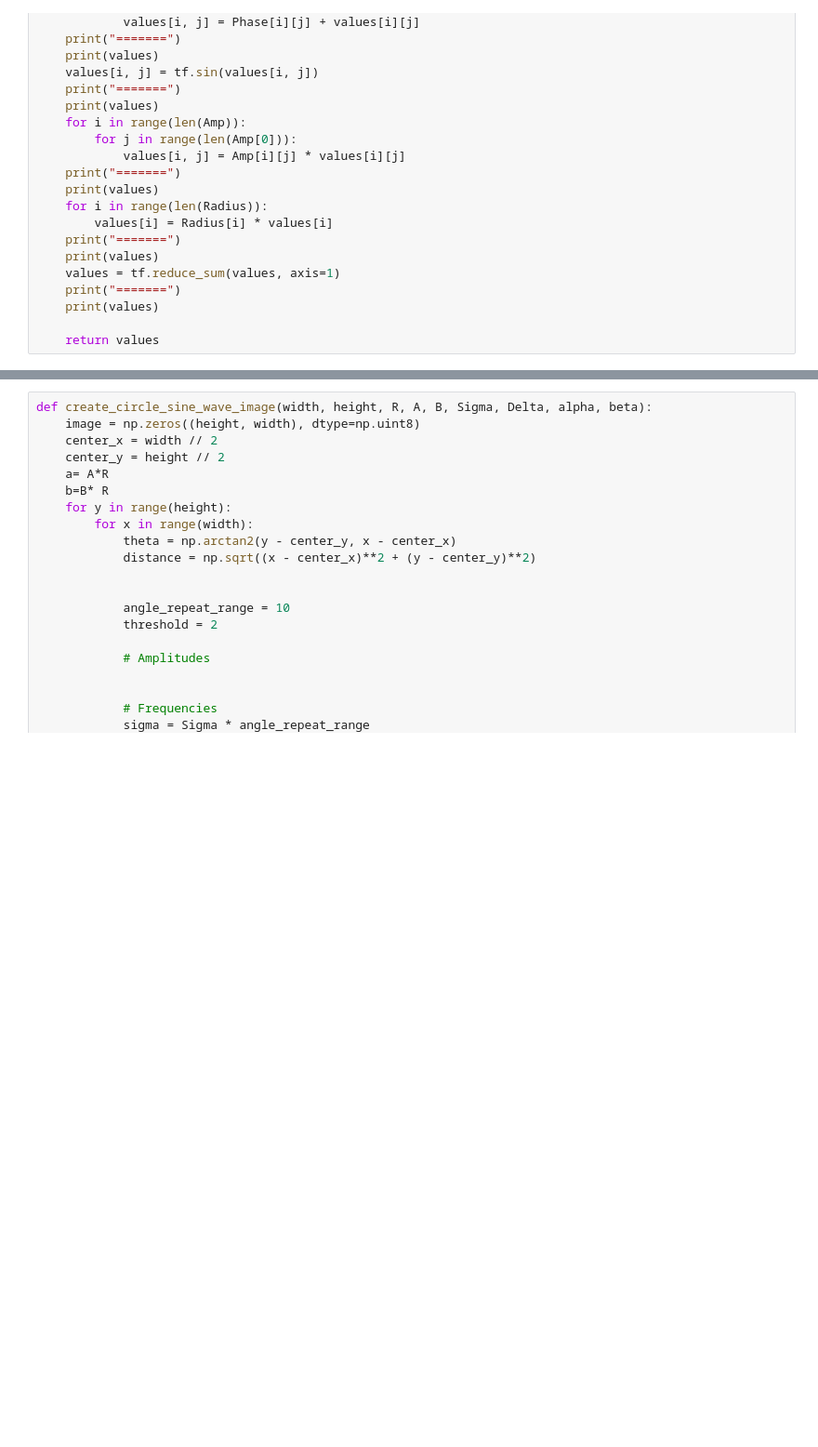
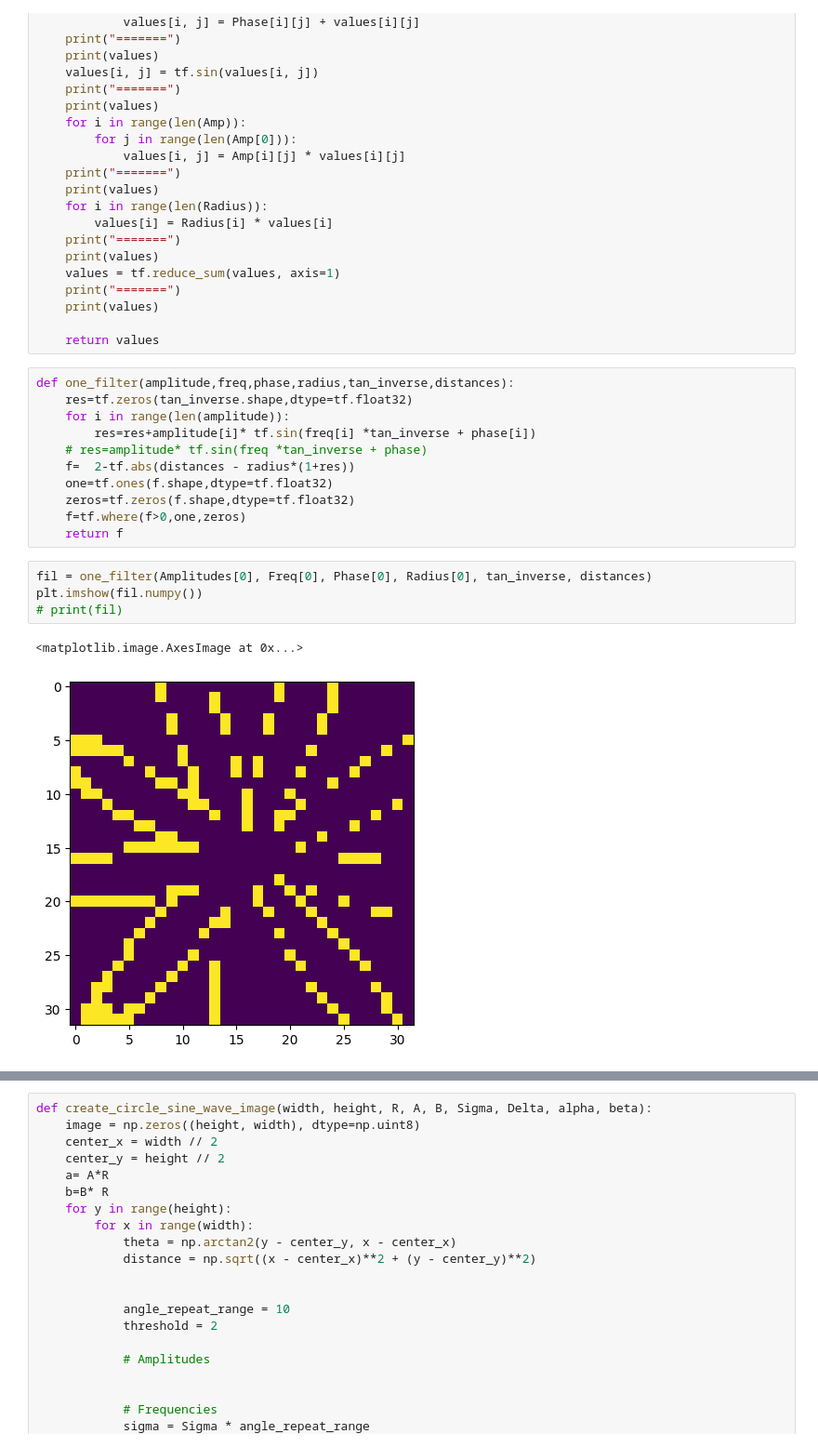
Before and after one commit to bas-bhai-account-khol-de/FlamImageTracking, a Jupyter notebook: get_filters.ipynb, the cells around one changed output, grey strips where cells are left out. Shown at 93% size. Drawn from its saved outputs; the diff is of its cells as text; blank space fills up the shorter version.

```diff
--- a/get_filters.ipynb
+++ b/get_filters.ipynb
@@ -281,6 +284,24 @@ def create_circle_sine_wave_image(Amp, Freq, Phase, Radius, tan_inverse, distanc
     print(values)
 
     return values
+# %%
+def one_filter(amplitude,freq,phase,radius,tan_inverse,distances):
+    res=tf.zeros(tan_inverse.shape,dtype=tf.float32)
+    for i in range(len(amplitude)):
+        res=res+amplitude[i]* tf.sin(freq[i] *tan_inverse + phase[i])
+    # res=amplitude* tf.sin(freq *tan_inverse + phase)
+    f=  2-tf.abs(distances - radius*(1+res))
+    one=tf.ones(f.shape,dtype=tf.float32)
+    zeros=tf.zeros(f.shape,dtype=tf.float32)
+    f=tf.where(f>0,one,zeros)
+    return f
+# %%
+fil = one_filter(Amplitudes[0], Freq[0], Phase[0], Radius[0], tan_inverse, distances)
+plt.imshow(fil.numpy())
+# print(fil)
+# %% [output]
+<matplotlib.image.AxesImage at 0x...>
+[figure, added]
 # %%
 v = create_circle_sine_wave_image(Amplitudes, Freq, Phase, Radius, tan_inverse, distances)
 fig, ax = plt.subplots(ncols=len(v))
```
Also changed, not shown: parts of 6 cells of this notebook.
